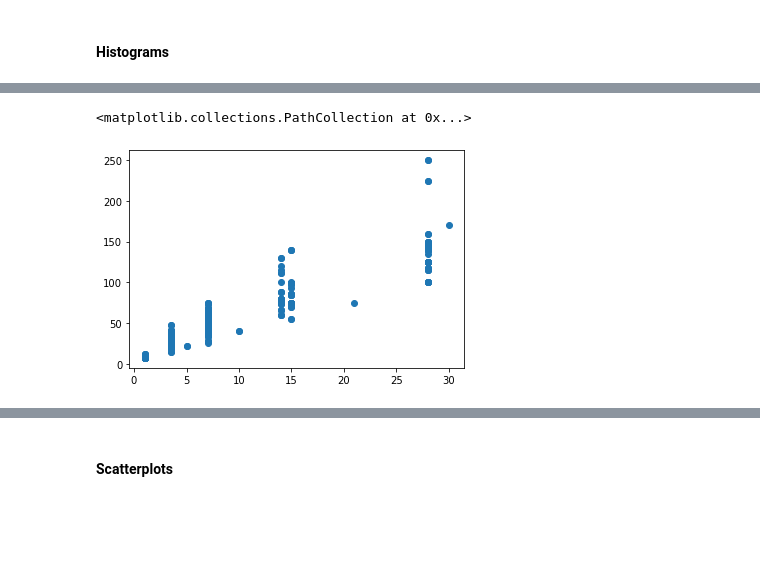
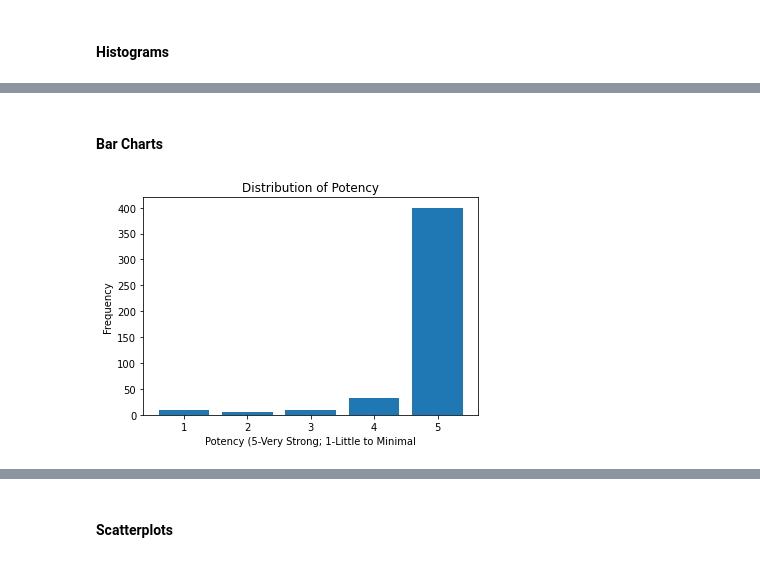
Before and after one commit to jordanchow1/ocs_strains, a Jupyter notebook: data_exploration.ipynb, the cells around one changed output, grey strips where cells are left out. Drawn from its saved outputs; the diff is of its cells as text; code cells hidden in the pictures; blank space fills up the shorter version.

Commit message:
Add histograms, barcharts, scatterplots, and heatmap.

```diff
--- a/data_exploration.ipynb
+++ b/data_exploration.ipynb
@@ -62,5 +89,11 @@ Text(0, 0.5, 'Frequency')
 [figure]
+# %% [markdown]
+#### Bar Charts
 # %%
+plt.bar(x = df['potency'].unique(), height = df['potency'].value_counts())
+plt.title('Distribution of Potency')
+plt.xlabel('Potency (5-Very Strong; 1-Little to Minimal')
+plt.ylabel('Frequency')
+plt.show()
 # %% [output]
-<matplotlib.collections.PathCollection at 0x...>
-[figure, old version]
+[figure, new version]
```
Also changed, not shown: parts of 43 cells of this notebook, 2 other files.
